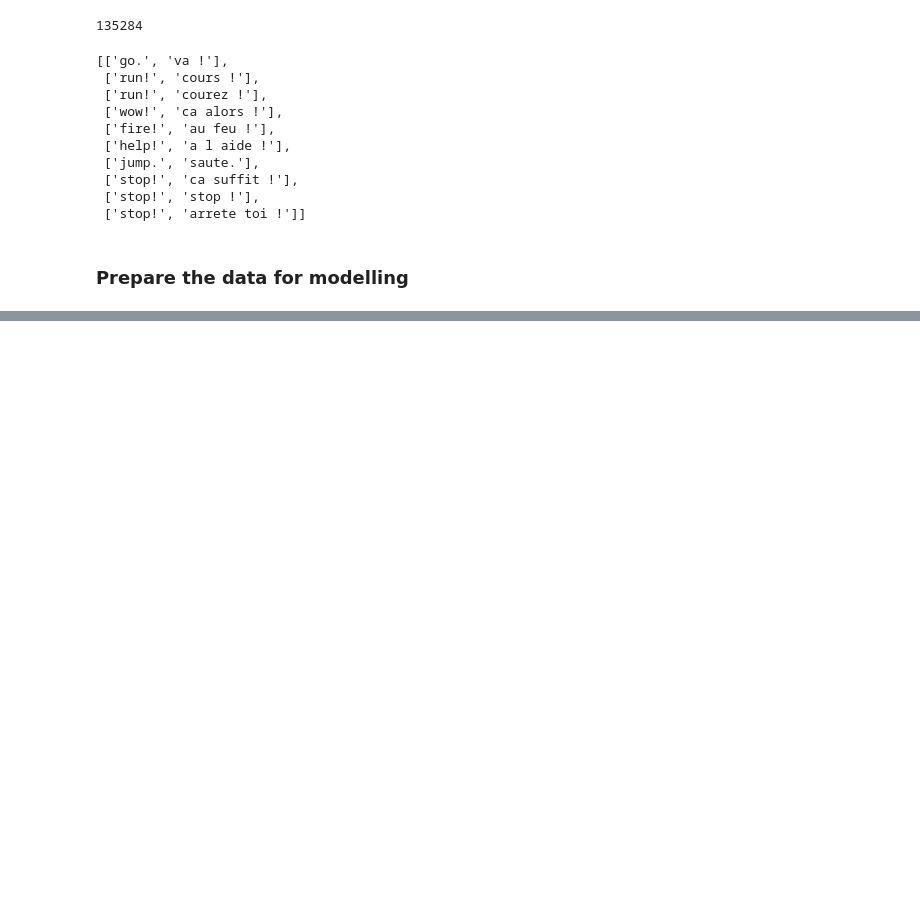
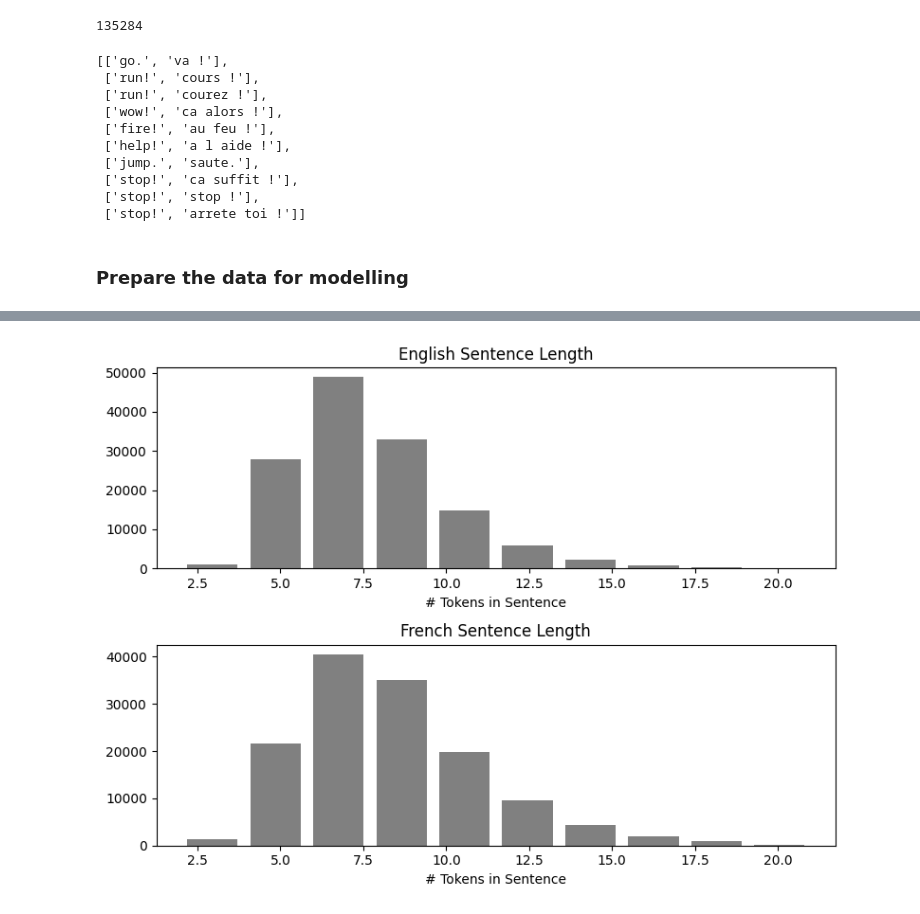
Before and after one commit to rkaunismaa/TransformersForMachineLearning, a Jupyter notebook: Chapter-2-Machine-Translation_Work.ipynb, the cells around one changed output, grey strips where cells are left out. Saved outputs shown, nothing was run; the diff lists cells and outputs as text; code cells hidden in the pictures; blank space fills up the shorter version.

Commit message:
english sentence length graph

```diff
--- a/Chapter-2-Machine-Translation_Work.ipynb
+++ b/Chapter-2-Machine-Translation_Work.ipynb
@@ -253,0 +254,17 @@ SPECIALS = ['','','','']
+# %%
+en_list = []
+fr_list = []
+en_counter = Counter()
+fr_counter = Counter()
+en_lengths = []
+fr_lengths = []
+# %%
+for en, fr in pairs:
+    en_toks = en_tokenizer(en)
+    fr_toks = fr_tokenizer(fr)
+    en_list += [en_toks]
+    fr_list += [fr_toks]
+    en_counter.update(en_toks)
+    fr_counter.update(fr_toks)
+    en_lengths.append(len(en_toks))
+    fr_lengths.append(len(fr_toks))
@@ -254,3 +287,19 @@ SPECIALS = ['','','','']
+# %%
+fig = plt.figure(figsize=(8, 6))
+ax0 = fig.add_subplot(211)
+ax0.hist(en_lengths, rwidth=0.8, color='gray')
+ax0.set_title("English Sentence Length")
+ax0.set_xlabel("# Tokens in Sentence")
+
+ax1 = fig.add_subplot(212)
+ax1.hist(fr_lengths, rwidth=0.8, color='gray')
+ax1.set_title("French Sentence Length")
+ax1.set_xlabel("# Tokens in Sentence")
+
+plt.tight_layout()
+plt.show()
+# %% [output]
+[figure, added]
 # %%
 endTime = time.time()
 
```
Also changed, not shown: parts of 8 cells of this notebook, 1 other file.
